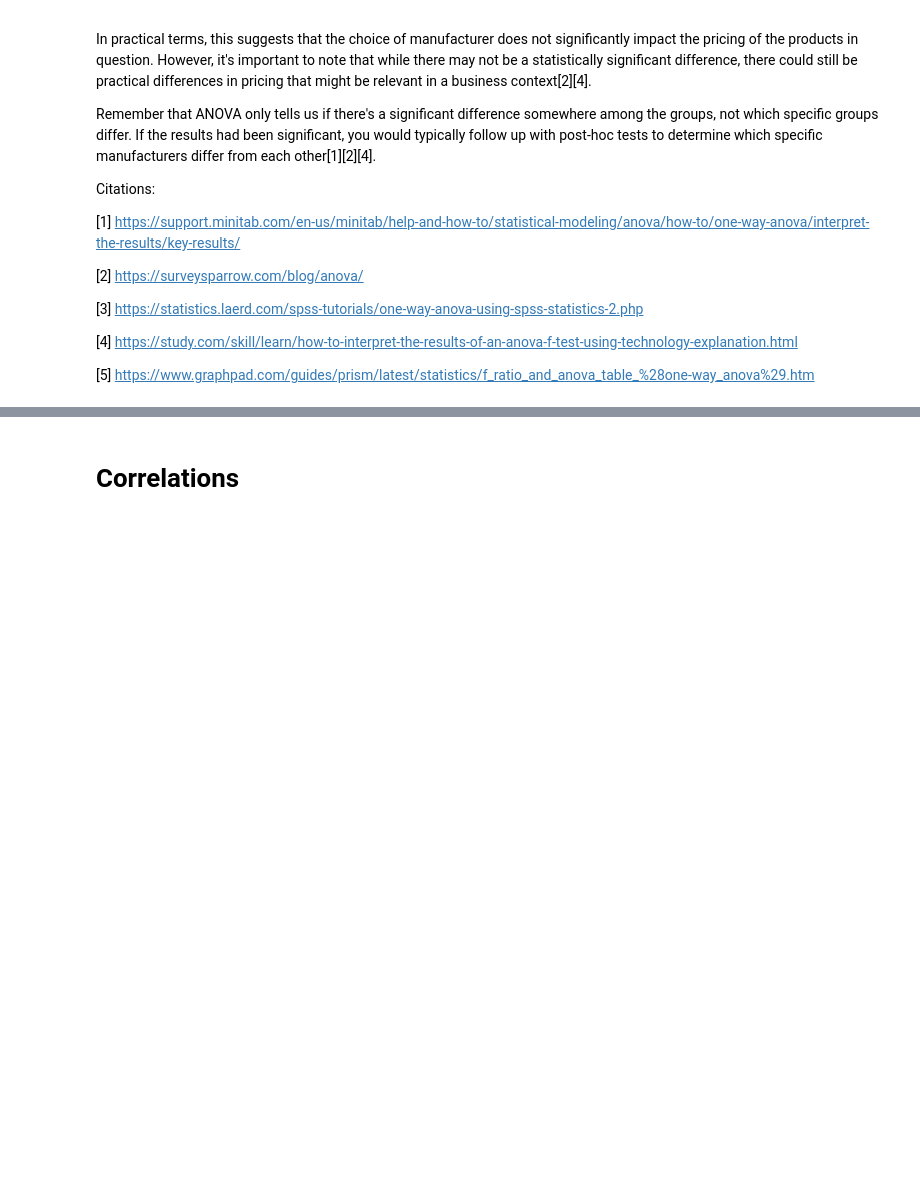
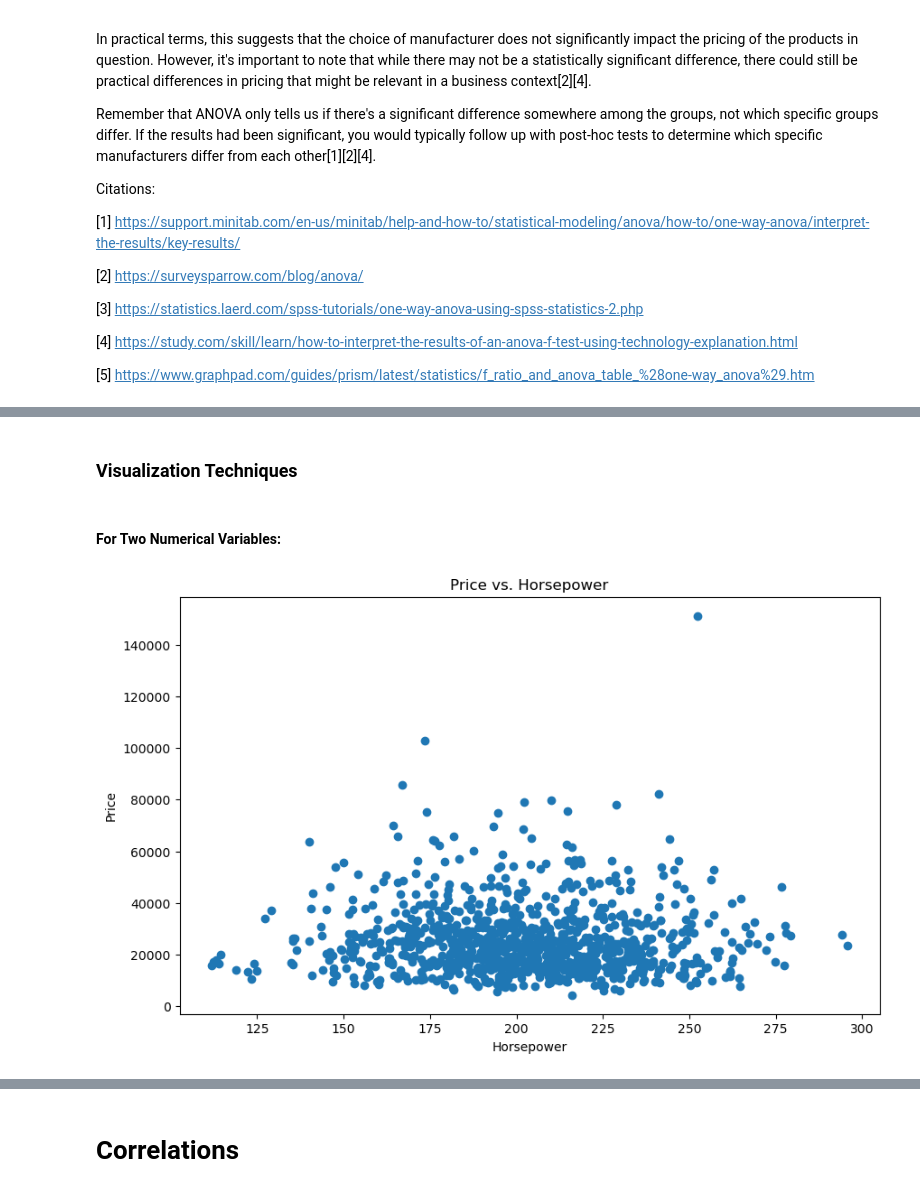
Before and after one commit to drjodyannjones/mdsi_python_seminar_11122023, a Jupyter notebook: exploratory_data_analysis/eda.ipynb, the cells around one changed output, grey strips where cells are left out. Drawn from its saved outputs; the diff is of its cells as text; code cells hidden in the pictures; blank space fills up the shorter version.

```diff
--- a/exploratory_data_analysis/eda.ipynb
+++ b/exploratory_data_analysis/eda.ipynb
@@ -1093,0 +1135,15 @@ Citations:
+# %% [markdown]
+### Visualization Techniques
+# %% [markdown]
+#### For Two Numerical Variables:
+# %%
+# Scatterplot
+
+plt.figure(figsize=(10, 6))
+plt.scatter(df['horsepower'], df['price'])
+plt.title('Price vs. Horsepower')
+plt.xlabel('Horsepower')
+plt.ylabel('Price')
+plt.show()
+# %% [output]
+[figure, added]
```
Also changed, not shown: parts of 8 cells of this notebook.
